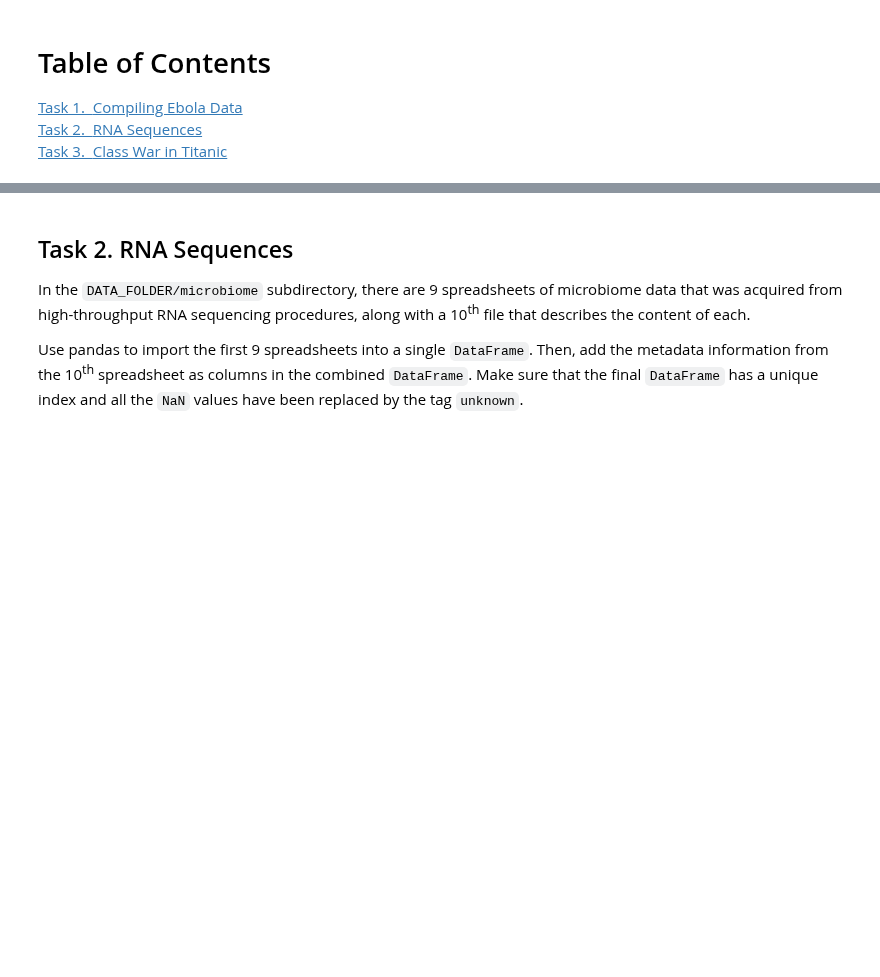
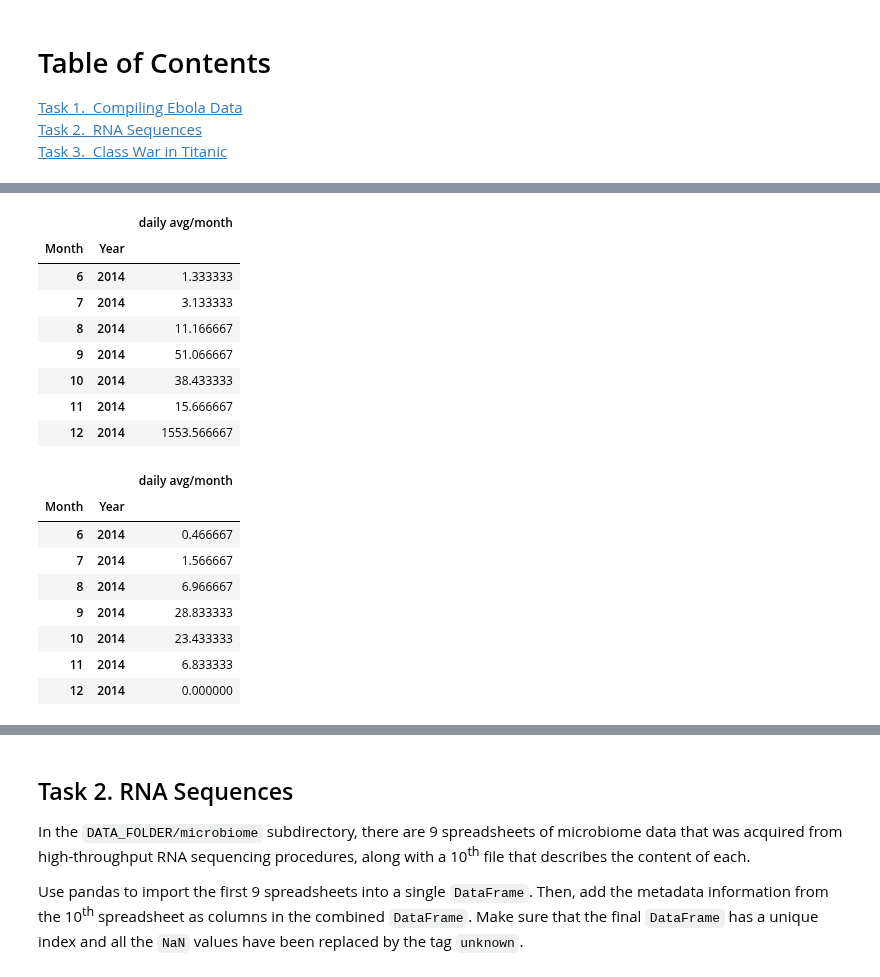
Before and after one commit to sanadhis/ADA-2017, a Jupyter notebook: 01 - Pandas and Data Wrangling/Homework 1.ipynb, the cells around one changed output, grey strips where cells are left out. Drawn from its saved outputs; the diff is of its cells as text; code cells hidden in the pictures; blank space fills up the shorter version.

```diff
--- a/01 - Pandas and Data Wrangling/Homework 1.ipynb
+++ b/01 - Pandas and Data Wrangling/Homework 1.ipynb
@@ -15,4 +17 @@ Using this `DataFrame`, calculate for *each country*, the *daily average* per ye
 Make sure you handle all the different expressions for *new cases* and *deaths* that are used in the reports.
-# %%
-# Write your answer here
-data = pd.read_csv(DATA_FOLDER + '/ebola')
@@ -18,0 +139,9 @@ data = pd.read_csv(DATA_FOLDER + '/ebola')
+# %%
+# Assign Static Values
+EBOLA_DATA_DIR = DATA_FOLDER + "/ebola"
+
+# list countries dynamically
+countries = [c[:-5] for c in listdir(EBOLA_DATA_DIR) if c != "LICENSE"]
+
+# save all data into single panda dataframe var
+ebola_data = crawl_data(EBOLA_DATA_DIR,countries)
@@ -18,0 +178,36 @@ data = pd.read_csv(DATA_FOLDER + '/ebola')
+# %%
+### For liberia ###
+# Keywords for New cases: New Case/s (Suspected), New Case/s (Probable), New case/s (confirmed)
+# Keywords for New deaths: Newly reported deaths
+# Column "Variable" gives detail of each record (row)
+# Column "National" is assumed to contain the sum of data per variable
+liberia_new_cases_label = ["New Case/s (Suspected)","New Case/s (Probable)", "New case/s (confirmed)"]
+liberia_new_deaths_label = [ "Newly reported deaths" ]
+
+liberia_new_cases = extract_data(ebola_data, "liberia", "Variable", liberia_new_cases_label, "National")
+liberia_new_deaths = extract_data(ebola_data, "liberia", "Variable", liberia_new_deaths_label, "National")
+
+liberia_new_cases = pd.DataFrame(liberia_new_cases, columns=['daily avg/month'])
+liberia_new_deaths = pd.DataFrame(liberia_new_deaths, columns=['daily avg/month'])
+
+display(liberia_new_cases)
+display(liberia_new_deaths)
+# %% [output]
+|  |  | daily avg/month |
+| Month | Year |  |
+| 6 | 2014 | 1.333333 |
+| 7 | 2014 | 3.133333 |
+| 8 | 2014 | 11.166667 |
+| 9 | 2014 | 51.066667 |
+| 10 | 2014 | 38.433333 |
+| 11 | 2014 | 15.666667 |
+| 12 | 2014 | 1553.566667 |
+|  |  | daily avg/month |
+| Month | Year |  |
+| 6 | 2014 | 0.466667 |
+| 7 | 2014 | 1.566667 |
+| 8 | 2014 | 6.966667 |
+| 9 | 2014 | 28.833333 |
+| 10 | 2014 | 23.433333 |
+| 11 | 2014 | 6.833333 |
+| 12 | 2014 | 0.000000 |
```
Also changed, not shown: parts of 12 cells of this notebook, 1 other file.
